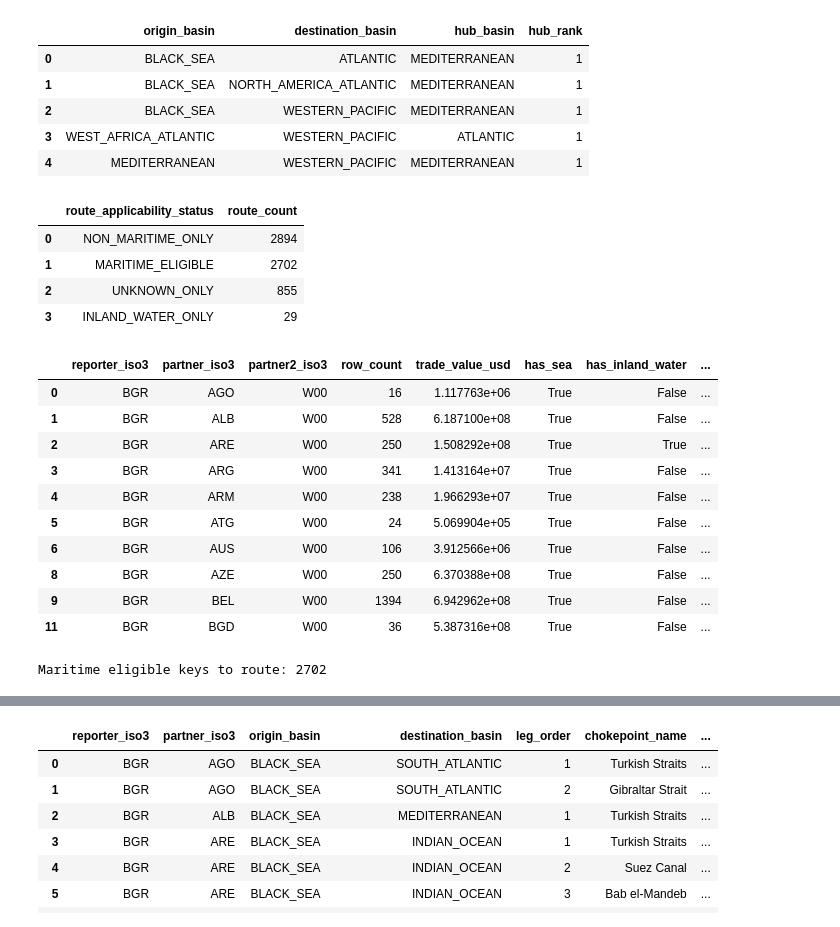
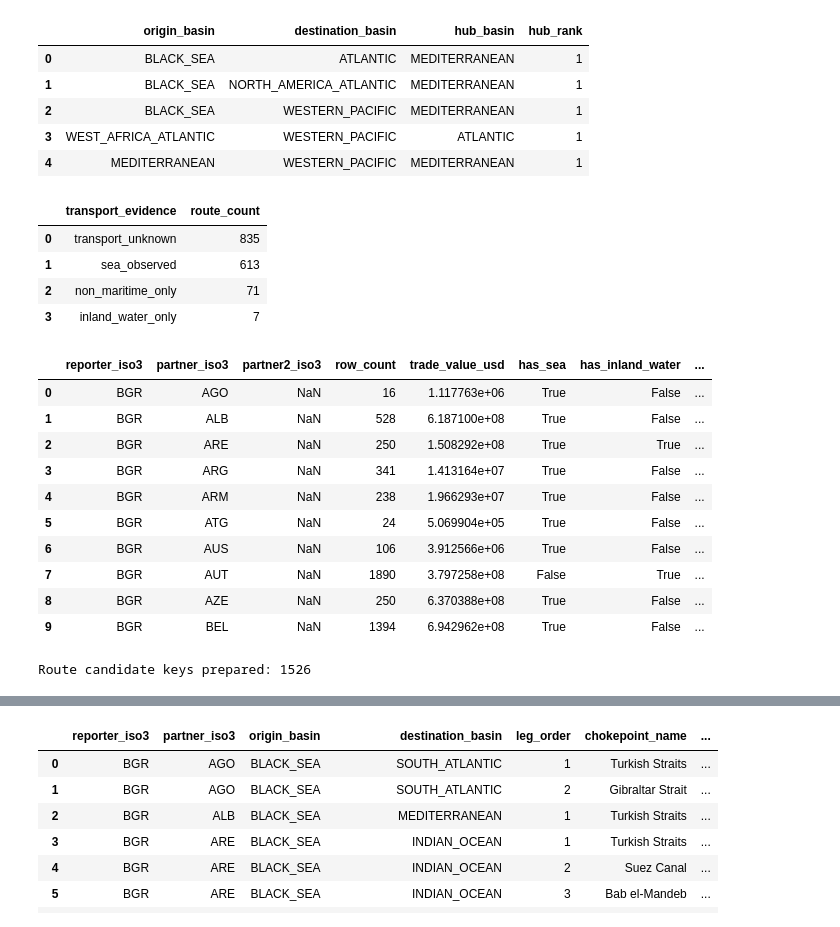
Before and after one commit to 2moonyo/global-trade-intelligence-pipeline, a Jupyter notebook: notebooks/comtrade/05_comtrade_silver_enrichment_scenario_graph_routing_v3.ipynb, the cells around one changed output, grey strips where cells are left out. Cells and saved outputs as stored; diff of their text form; code cells hidden in the pictures.

```diff
--- a/notebooks/comtrade/05_comtrade_silver_enrichment_scenario_graph_routing_v3.ipynb
+++ b/notebooks/comtrade/05_comtrade_silver_enrichment_scenario_graph_routing_v3.ipynb
@@ -79,6 +79,13 @@ if DIM_OUTPUT_PATH.exists():
     dim_trade_routes_existing = pd.read_parquet(DIM_OUTPUT_PATH)
 else:
     dim_trade_routes_existing = pd.DataFrame()
+
+
+SEA_CODES = {2100}
+INLAND_WATER_CODES = {2200}
+UNKNOWN_CODES = {0, 9000, 9900}
+NON_MARINE_CODES = {1000, 3100, 3200, 9100, 9110, 9200, 9300}
+MARINE_CODES = SEA_CODES.union(INLAND_WATER_CODES)
 # %%
 # build dim_country_ports and dim_port_basin from World Port Index using richer basin inference
 port_raw = pd.read_csv(PORT_INDEX_PATH, low_memory=False)
@@ -866,66 +873,59 @@ route_candidates = (
         has_unknown=("mot_code_norm", lambda s: bool(_mot_set(s) & UNKNOWN_CODES)),
         has_non_marine=("mot_code_norm", lambda s: bool(_mot_set(s) & NON_MARINE_CODES)),
         mot_codes_seen=("mot_code_norm", _codes_seen),
     )
     .reset_index()
  )
 
-route_candidates["route_applicability_status"] = np.select(
+route_candidates["transport_evidence"] = np.select(
     [
         route_candidates["has_sea"],
         route_candidates["has_inland_water"],
         route_candidates["has_unknown"] & ~route_candidates[["has_sea", "has_inland_water", "has_non_marine"]].any(axis=1),
         route_candidates["has_non_marine"] & ~route_candidates[["has_sea", "has_inland_water"]].any(axis=1),
     ],
     [
-        "MARITIME_ELIGIBLE",
-        "INLAND_WATER_ONLY",
-        "UNKNOWN_ONLY",
-        "NON_MARITIME_ONLY",
+        "sea_observed",
+        "inland_water_only",
+        "transport_unknown",
+        "non_maritime_only",
     ],
-    default="UNCLASSIFIED",
+    default="unclassified",
 )
 
 # extract maritime-eligible route keys for a clean rebuild of the dimension
 existing_keys = set()
 if (not FULL_REBUILD_DIM_TRADE_ROUTES) and (not dim_trade_routes_existing.empty):
     existing_keys = set(
         dim_trade_routes_existing[["reporter_iso3", "partner_iso3", "partner2_iso3"]]
         .fillna("__NULL__")
         .itertuples(index=False, name=None)
     )
 
-to_route = route_candidates[
-    route_candidates["route_applicability_status"] == "MARITIME_ELIGIBLE"
-].copy()
-
-to_route["_key"] = list(
-    to_route[["reporter_iso3", "partner_iso3", "partner2_iso3"]]
-    .fillna("__NULL__")
-    .itertuples(index=False, name=None)
+display(
+    route_candidates["transport_evidence"]
+    .value_counts(dropna=False)
+    .rename_axis("transport_evidence")
+    .reset_index(name="route_count")
 )
 
-if existing_keys:
-    to_route = to_route[~to_route["_key"].isin(existing_keys)].copy()
-
-display(route_candidates["route_applicability_status"].value_counts(dropna=False).rename_axis("route_applicability_status").reset_index(name="route_count"))
-display(to_route.head(10))
-print("Maritime eligible keys to route:", len(to_route))
+display(route_candidates.head(10))
+print("Route candidate keys prepared:", len(route_candidates))
 # %% [output]
-|  | route_applicability_status | route_count |
-| 0 | NON_MARITIME_ONLY | 2894 |
-| 1 | MARITIME_ELIGIBLE | 2702 |
-| 2 | UNKNOWN_ONLY | 855 |
-| 3 | INLAND_WATER_ONLY | 29 |
+|  | transport_evidence | route_count |
+| 0 | transport_unknown | 835 |
+| 1 | sea_observed | 613 |
+| 2 | non_maritime_only | 71 |
+| 3 | inland_water_only | 7 |
 |  | reporter_iso3 | partner_iso3 | partner2_iso3 | row_count | trade_value_usd | has_sea | has_inland_water | ... |
-| 0 | BGR | AGO | W00 | 16 | 1.117763e+06 | True | False | ... |
-| 1 | BGR | ALB | W00 | 528 | 6.187100e+08 | True | False | ... |
-| 2 | BGR | ARE | W00 | 250 | 1.508292e+08 | True | True | ... |
-| 3 | BGR | ARG | W00 | 341 | 1.413164e+07 | True | False | ... |
-| 4 | BGR | ARM | W00 | 238 | 1.966293e+07 | True | False | ... |
-| 5 | BGR | ATG | W00 | 24 | 5.069904e+05 | True | False | ... |
-| 6 | BGR | AUS | W00 | 106 | 3.912566e+06 | True | False | ... |
-| 8 | BGR | AZE | W00 | 250 | 6.370388e+08 | True | False | ... |
-| 9 | BGR | BEL | W00 | 1394 | 6.942962e+08 | True | False | ... |
-| 11 | BGR | BGD | W00 | 36 | 5.387316e+08 | True | False | ... |
+| 0 | BGR | AGO | NaN | 16 | 1.117763e+06 | True | False | ... |
+| 1 | BGR | ALB | NaN | 528 | 6.187100e+08 | True | False | ... |
+| 2 | BGR | ARE | NaN | 250 | 1.508292e+08 | True | True | ... |
+| 3 | BGR | ARG | NaN | 341 | 1.413164e+07 | True | False | ... |
+| 4 | BGR | ARM | NaN | 238 | 1.966293e+07 | True | False | ... |
+| 5 | BGR | ATG | NaN | 24 | 5.069904e+05 | True | False | ... |
+| 6 | BGR | AUS | NaN | 106 | 3.912566e+06 | True | False | ... |
+| 7 | BGR | AUT | NaN | 1890 | 3.797258e+08 | False | True | ... |
+| 8 | BGR | AZE | NaN | 250 | 6.370388e+08 | True | False | ... |
+| 9 | BGR | BEL | NaN | 1394 | 6.942962e+08 | True | False | ... |
-Maritime eligible keys to route: 2702
+Route candidate keys prepared: 1526
```
Also changed, not shown: parts of 6 cells of this notebook, 20 other files.
